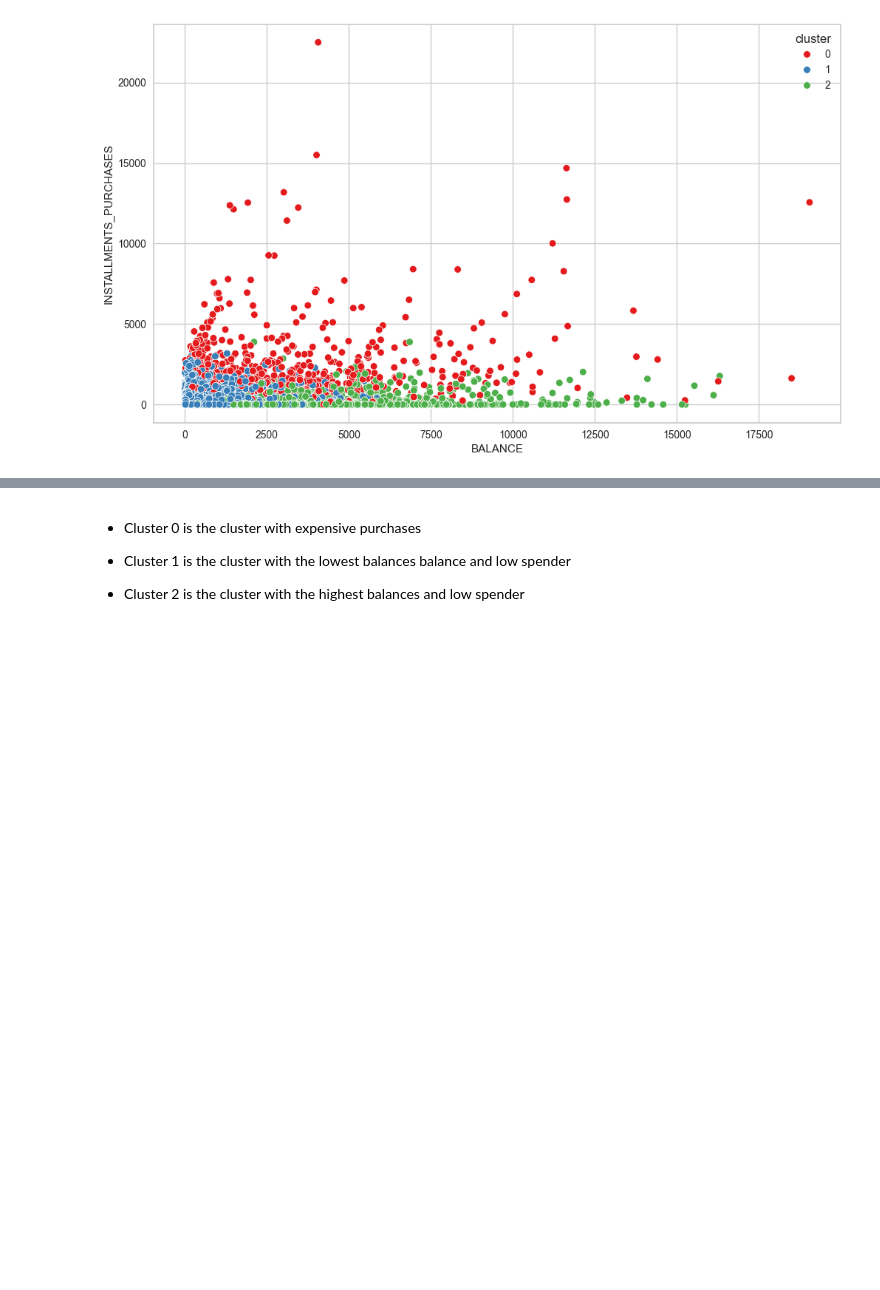
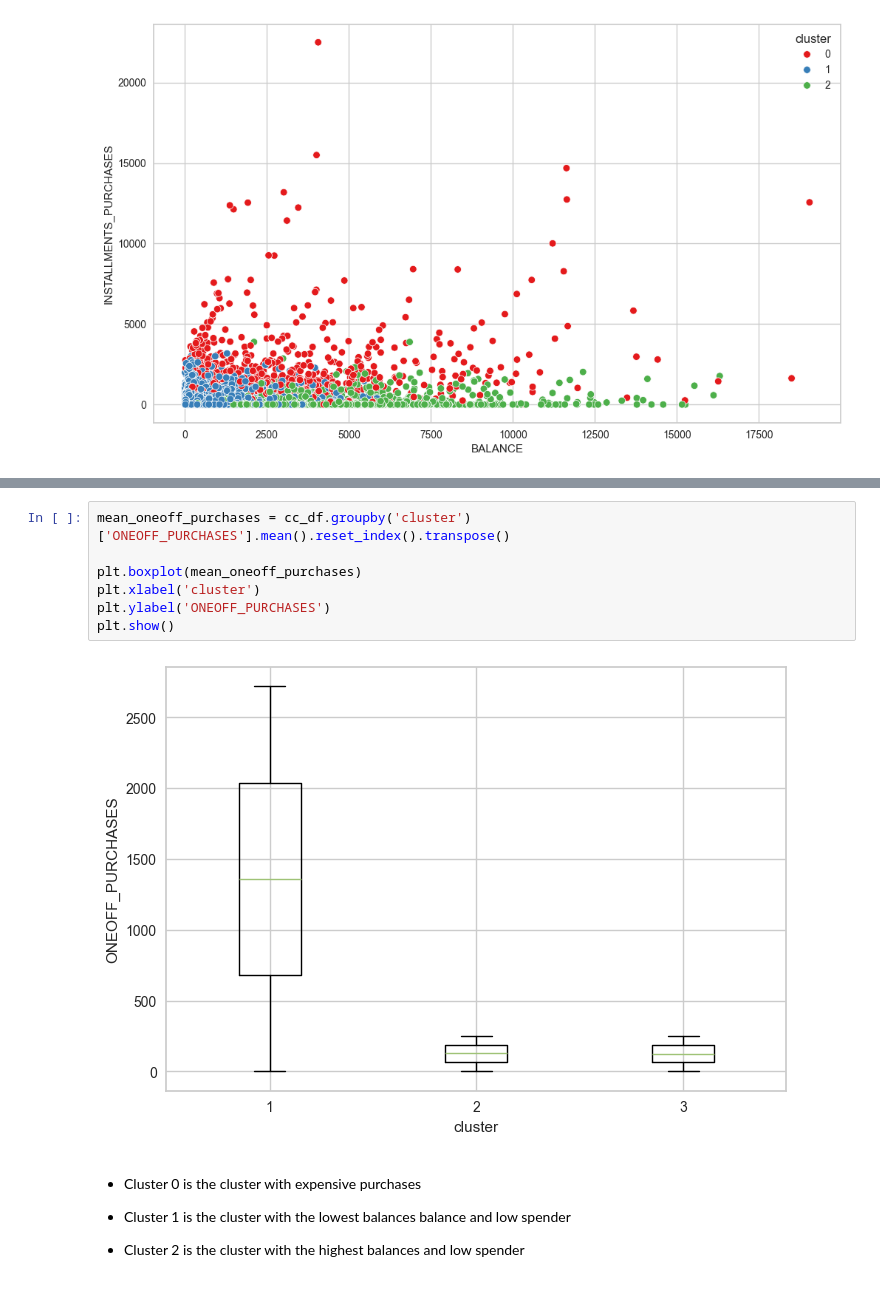
Before and after one commit to Foxeeeee/final-project-IV, a Jupyter notebook: PYTN_KampusMerdeka_fp4_Muhamad Hafidz Sohibul Fazri.ipynb, the cells around one changed output, grey strips where cells are left out. Cells and saved outputs as stored; diff of their text form; blank space fills up the shorter version.

```diff
--- a/PYTN_KampusMerdeka_fp4_Muhamad Hafidz Sohibul Fazri.ipynb
+++ b/PYTN_KampusMerdeka_fp4_Muhamad Hafidz Sohibul Fazri.ipynb
@@ -468,3 +486,12 @@ plt.show()
+# %%
+mean_oneoff_purchases = cc_df.groupby('cluster')['ONEOFF_PURCHASES'].mean().reset_index().transpose()
+
+plt.boxplot(mean_oneoff_purchases)
+plt.xlabel('cluster')
+plt.ylabel('ONEOFF_PURCHASES')
+plt.show()
+# %% [output]
+[figure, added]
 # %% [markdown]
 - Cluster 0 is the cluster with expensive purchases
 
```
Also changed, not shown: parts of 4 cells of this notebook.
